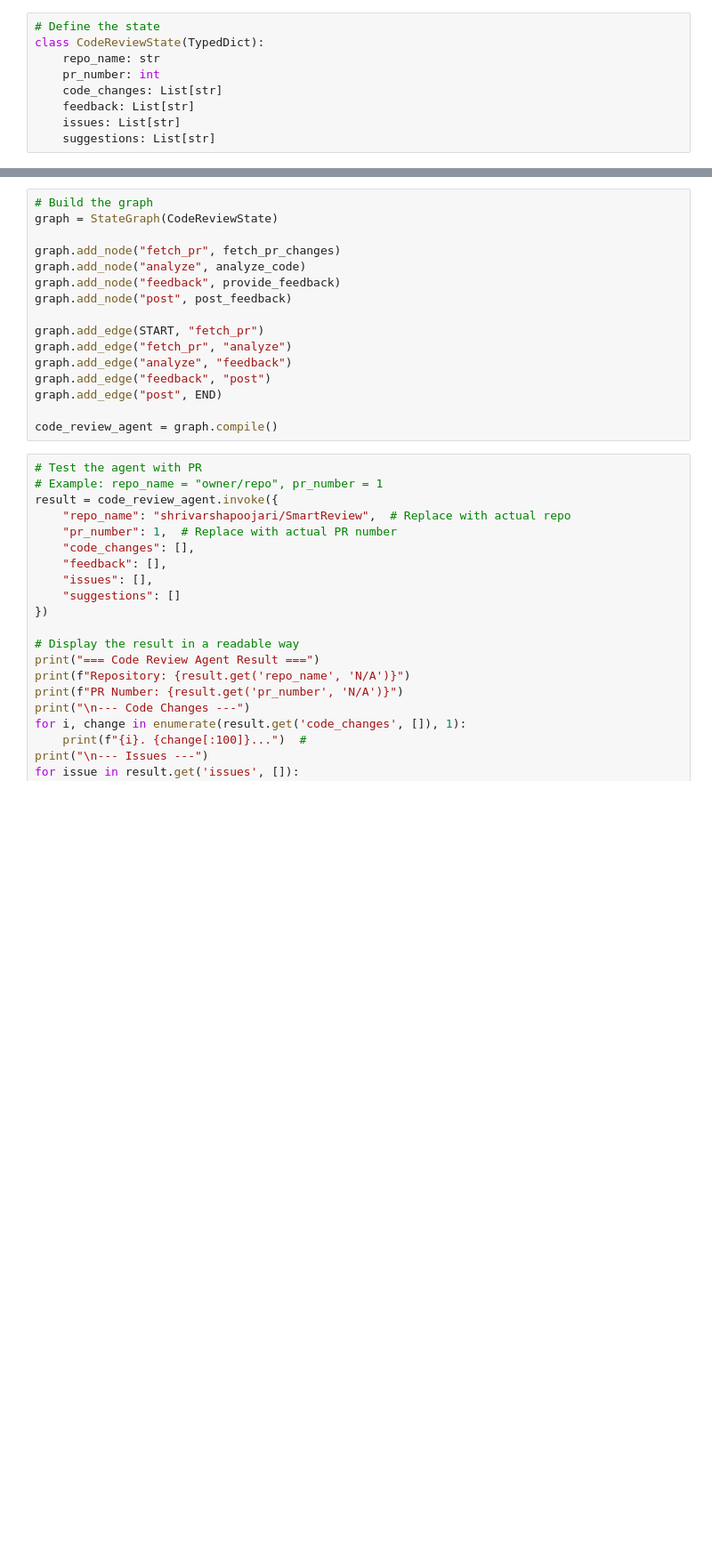
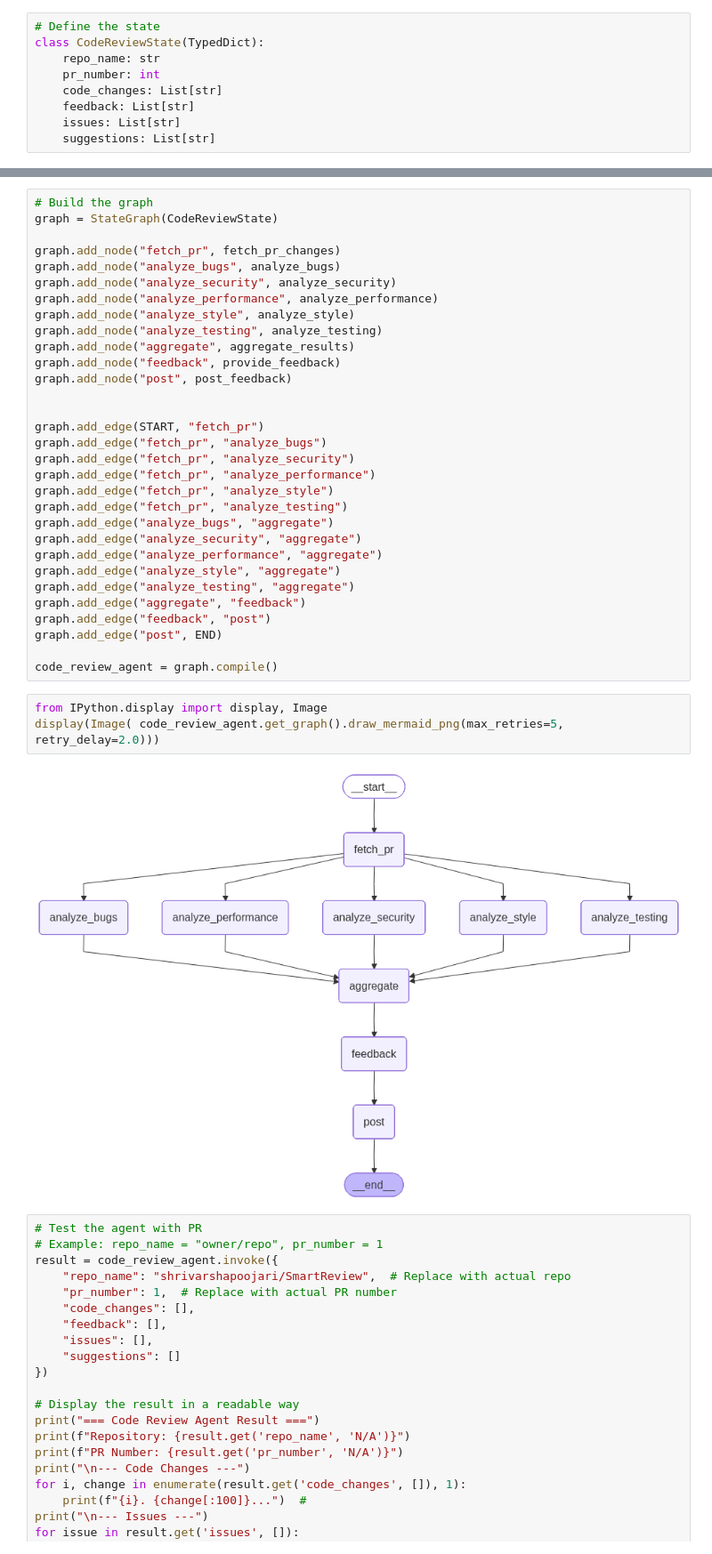
Before and after one commit to shrivarshapoojari/SmartReview, a Jupyter notebook: backend/research/research.ipynb, the cells around one changed output, grey strips where cells are left out. Shown at 89% size. Saved outputs shown, nothing was run; the diff lists cells and outputs as text; blank space fills up the shorter version.

```diff
--- a/backend/research/research.ipynb
+++ b/backend/research/research.ipynb
@@ -95,17 +164,37 @@ def post_feedback(state: CodeReviewState):
 graph = StateGraph(CodeReviewState)
 
 graph.add_node("fetch_pr", fetch_pr_changes)
-graph.add_node("analyze", analyze_code)
+graph.add_node("analyze_bugs", analyze_bugs)
+graph.add_node("analyze_security", analyze_security)
+graph.add_node("analyze_performance", analyze_performance)
+graph.add_node("analyze_style", analyze_style)
+graph.add_node("analyze_testing", analyze_testing)
+graph.add_node("aggregate", aggregate_results)
 graph.add_node("feedback", provide_feedback)
 graph.add_node("post", post_feedback)
 
+
 graph.add_edge(START, "fetch_pr")
-graph.add_edge("fetch_pr", "analyze")
-graph.add_edge("analyze", "feedback")
+graph.add_edge("fetch_pr", "analyze_bugs")
+graph.add_edge("fetch_pr", "analyze_security")
+graph.add_edge("fetch_pr", "analyze_performance")
+graph.add_edge("fetch_pr", "analyze_style")
+graph.add_edge("fetch_pr", "analyze_testing")
+graph.add_edge("analyze_bugs", "aggregate")
+graph.add_edge("analyze_security", "aggregate")
+graph.add_edge("analyze_performance", "aggregate")
+graph.add_edge("analyze_style", "aggregate")
+graph.add_edge("analyze_testing", "aggregate")
+graph.add_edge("aggregate", "feedback")
 graph.add_edge("feedback", "post")
 graph.add_edge("post", END)
 
 code_review_agent = graph.compile()
+# %%
+from IPython.display import display, Image
+display(Image( code_review_agent.get_graph().draw_mermaid_png(max_retries=5, retry_delay=2.0)))
+# %% [output]
+[figure, added]
 # %%
 # Test the agent with PR
 # Example: repo_name = "owner/repo", pr_number = 1
```
Also changed, not shown: parts of 3 cells of this notebook.
